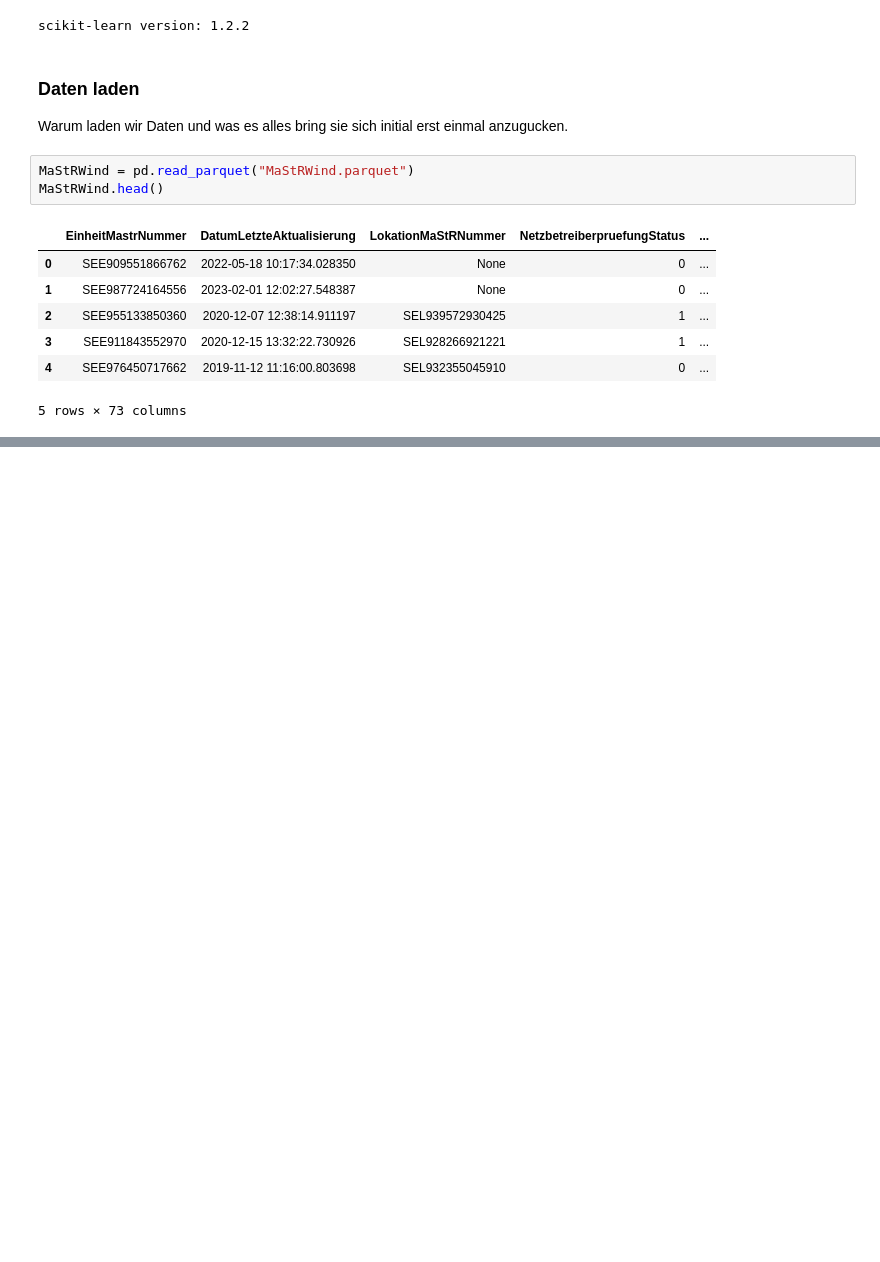
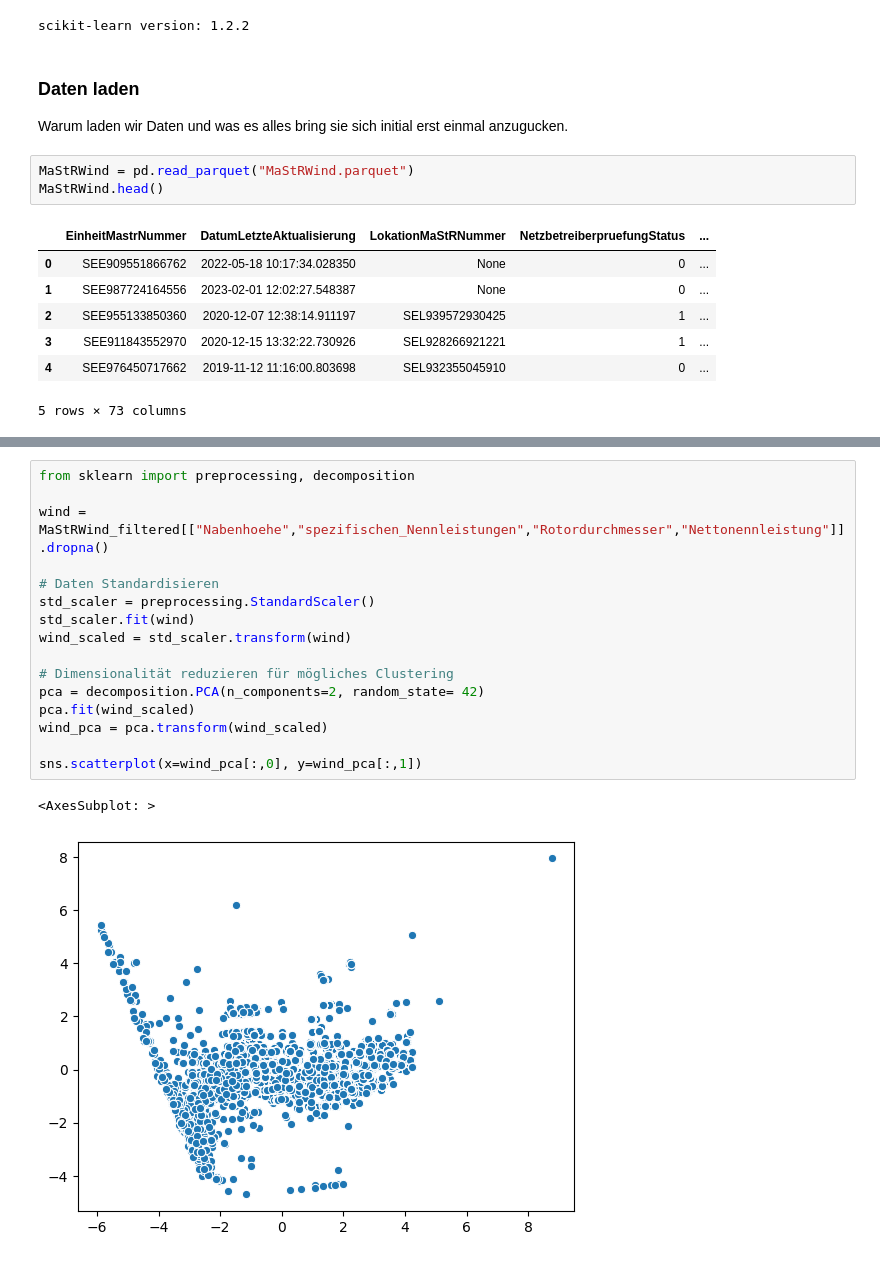
Before and after one commit to clwehner/GirlsDay23, a Jupyter notebook: UBAGirlsDay23_dataLoad.ipynb, the cells around one changed output, grey strips where cells are left out. Drawn from its saved outputs; the diff is of its cells as text; blank space fills up the shorter version.

```diff
--- a/UBAGirlsDay23_dataLoad.ipynb
+++ b/UBAGirlsDay23_dataLoad.ipynb
@@ -65,0 +99,19 @@ dtype: object
+# %%
+from sklearn import preprocessing, decomposition
+
+wind = MaStRWind_filtered[["Nabenhoehe","spezifischen_Nennleistungen","Rotordurchmesser","Nettonennleistung"]].dropna()
+
+# Daten Standardisieren
+std_scaler = preprocessing.StandardScaler()
+std_scaler.fit(wind)
+wind_scaled = std_scaler.transform(wind)
+
+# Dimensionalität reduzieren für mögliches Clustering
+pca = decomposition.PCA(n_components=2, random_state= 42)
+pca.fit(wind_scaled)
+wind_pca = pca.transform(wind_scaled)
+
+sns.scatterplot(x=wind_pca[:,0], y=wind_pca[:,1])
+# %% [output]
+<AxesSubplot: >
+[figure, added]
```
Also changed, not shown: parts of 8 cells of this notebook.
